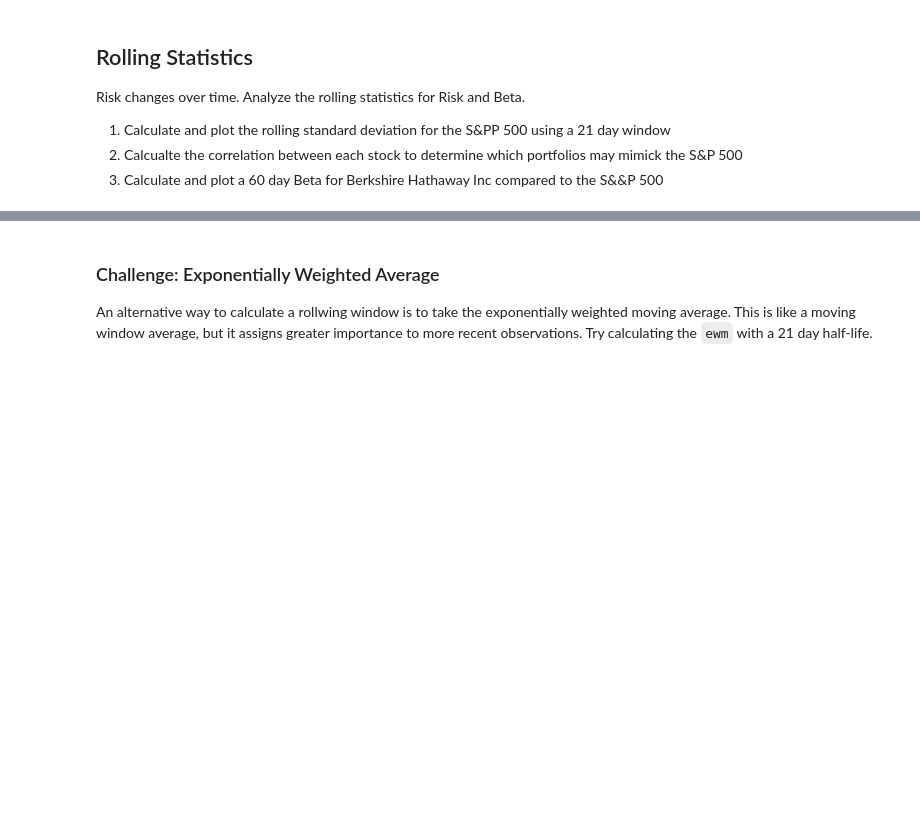
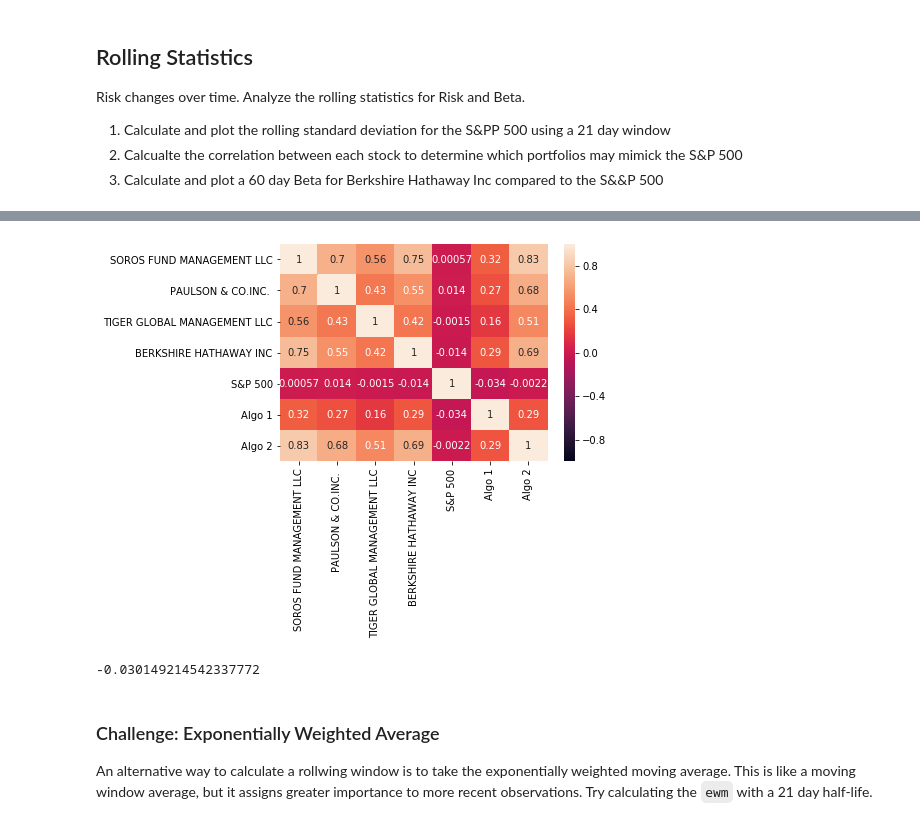
Before and after one commit to basobo/python-pandas, a Jupyter notebook: whale_analysis.ipynb, the cells around one changed output, grey strips where cells are left out. Saved outputs shown, nothing was run; the diff lists cells and outputs as text; code cells hidden in the pictures; blank space fills up the shorter version.

Commit message:
Done with Beta Section

```diff
--- a/whale_analysis.ipynb
+++ b/whale_analysis.ipynb
@@ -349,0 +360,7 @@ Risk changes over time. Analyze the rolling statistics for Risk and Beta.
+# %%
+# Correlation
+import seaborn as sns
+correlation = all_returns.corr()
+sns.heatmap(correlation, vmin=-1, vmax=1,annot=True)
+correlation
+# %% [output]
@@ -350,6 +375,12 @@ Risk changes over time. Analyze the rolling statistics for Risk and Beta.
+[figure, added]
 # %%
 # Calculate Beta for a single portfolio compared to the total market (S&P 500)
-# YOUR CODE HERE
+covariance = all_returns['Algo 1'].cov(all_returns['S&P 500'])
+variance = all_returns['S&P 500'].var()
+algo1_beta = covariance / variance
+algo1_beta
+# %% [output]
+-0.030149214542337772
 # %% [markdown]
 ### Challenge: Exponentially Weighted Average
 
```
Also changed, not shown: parts of 4 cells of this notebook.
